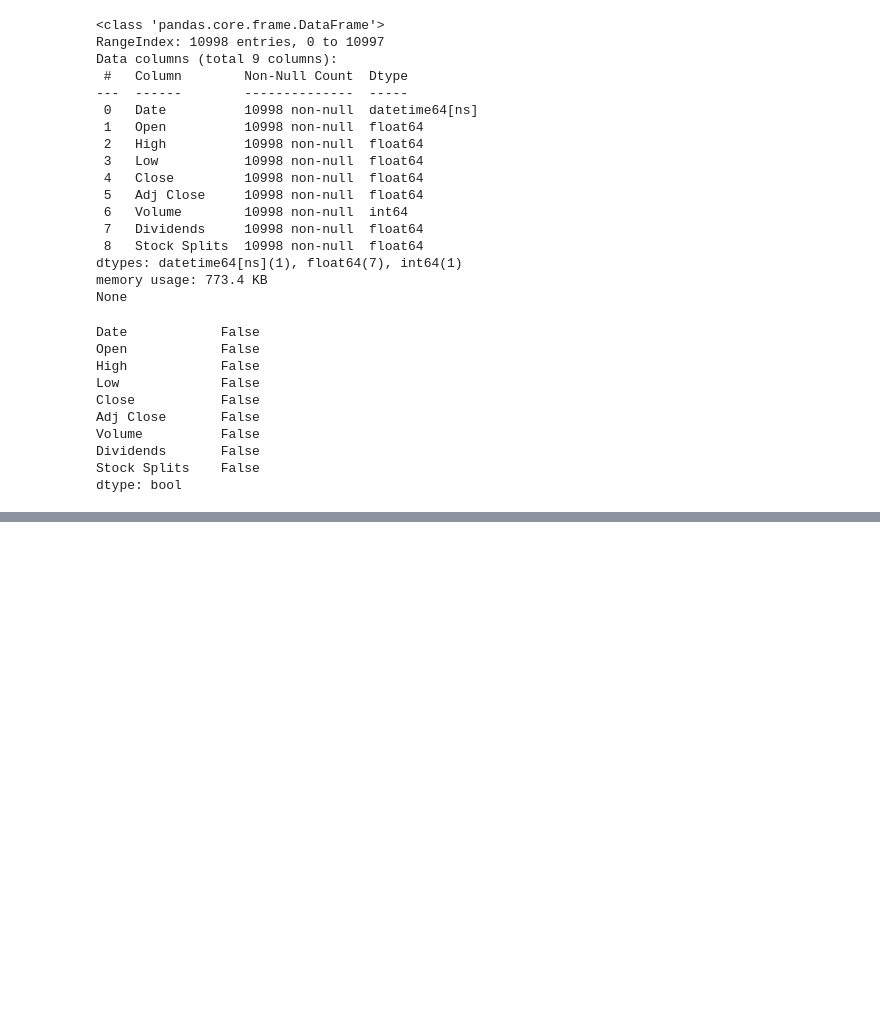
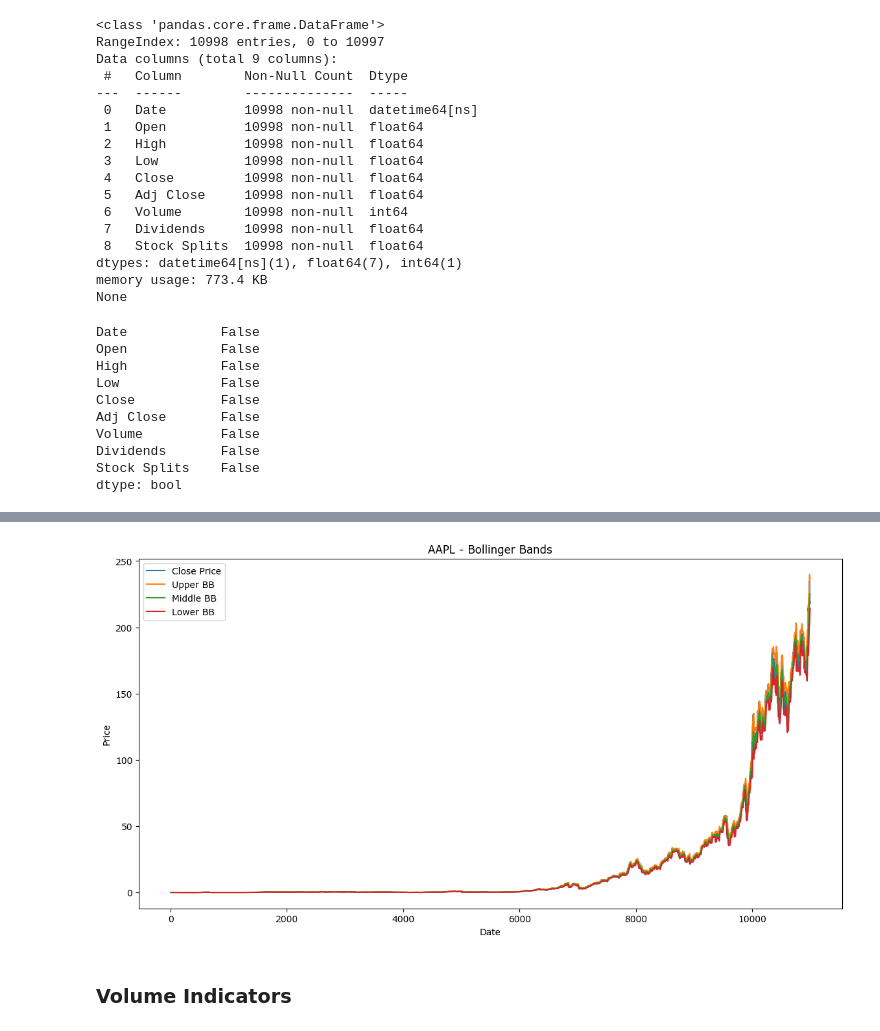
Before and after one commit to doffn/week1_eda, a Jupyter notebook: notebooks/Task_2.ipynb, the cells around one changed output, grey strips where cells are left out. Saved outputs shown, nothing was run; the diff lists cells and outputs as text; code cells hidden in the pictures; blank space fills up the shorter version.

```diff
--- a/notebooks/Task_2.ipynb
+++ b/notebooks/Task_2.ipynb
@@ -99,0 +186,22 @@ dtype: bool
+# %%
+# Volatility Indicators
+data_AAPl['BB_High'] = ta.volatility.bollinger_hband(data_AAPl['Close'])
+data_AAPl['BB_Low'] = ta.volatility.bollinger_lband(data_AAPl['Close'])
+data_AAPl['BB_Mid'] = ta.volatility.bollinger_mavg(data_AAPl['Close'])
+data_AAPl['ATR'] = ta.volatility.average_true_range(data_AAPl['High'], data_AAPl['Low'], data_AAPl['Close'])
+# %%
+# Plot volatility indicators
+plt.figure(figsize=(14, 7))
+plt.plot(data_AAPl.index, data_AAPl['Close'], label='Close Price')
+plt.plot(data_AAPl.index, data_AAPl['BB_High'], label='Upper BB')
+plt.plot(data_AAPl.index, data_AAPl['BB_Mid'], label='Middle BB')
+plt.plot(data_AAPl.index, data_AAPl['BB_Low'], label='Lower BB')
+plt.title(f'{ticker} - Bollinger Bands')
+plt.xlabel('Date')
+plt.ylabel('Price')
+plt.legend()
+plt.show()
+# %% [output]
+[figure, added]
+# %% [markdown]
+### Volume Indicators
```
Also changed, not shown: parts of 13 cells of this notebook.
